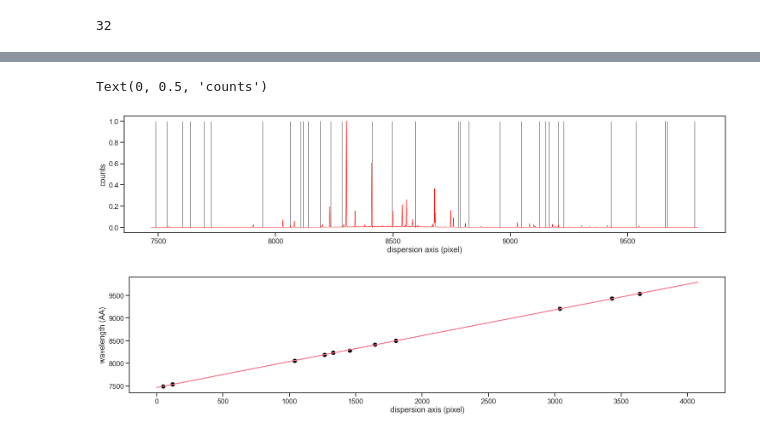
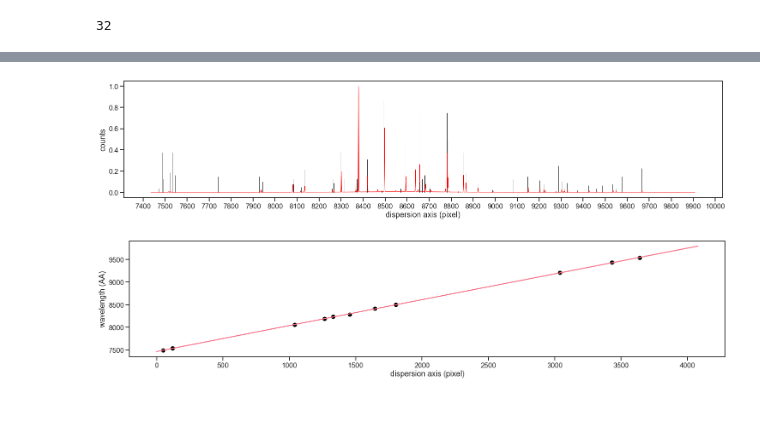
Before and after one commit to sdss/lvmdrp, a Jupyter notebook: docs/nb/lab-lamps.ipynb, the cells around one changed output, grey strips where cells are left out. Cells and saved outputs as stored; diff of their text form; code cells hidden in the pictures.

Commit message:
using NIST reference spectrum for wavelength calibrationn

```diff
--- a/docs/nb/lab-lamps.ipynb
+++ b/docs/nb/lab-lamps.ipynb
@@ -377,0 +395,9 @@ neon_cur_ref.reset_index()
+# %%
+from copy import deepcopy as copy
+
+
+neon_nist = pd.read_csv("_data-lvm/neon-lines-nist.txt", sep="\s+", comment="#").set_index("Wavelength")
+neon_nist = neon_nist.loc[(wli<=neon_nist.index)&(neon_nist.index<=wlf)]
+neon_nist_or = copy(neon_nist)
+neon_nist = neon_nist.reindex(new_wl).fillna(0)
+neon_nist
@@ -378,17 +436,24 @@ neon_cur_ref.reset_index()
 # %%
+import matplotlib.ticker as plticker
+
+
 # initial guess: a linear interpolation in the known range
 guess_wl = np.linspace(wli, wlf, ext[ised].size)
 
 plt.figure(figsize=(25,5))
-plt.vlines(neon_cur_ref.index, ymin=0, ymax=1, colors="0.2", lw=1)
-plt.plot(guess_wl, ext[ised][::]/ext[ised].max(), color="r", lw=1)
+# plt.vlines(neon_cur_ref.index, ymin=0, ymax=1, colors="0.2", lw=1)
+plt.vlines(neon_nist_or.index, ymin=0, ymax=neon_nist_or.Intensity/neon_nist_or.Intensity.max(), colors="0.2", lw=1)
+plt.plot(-0.000049*(guess_wl+110-8860)**2+1.05*(guess_wl+110-8860)+8860, ext[ised][::]/ext[ised].max(), color="r", lw=1)
 plt.xlabel("dispersion axis (pixel)")
 plt.ylabel("counts")
+# this locator puts ticks at regular intervals
+loc = plticker.MultipleLocator(base=100)
+plt.gca().xaxis.set_major_locator(loc)
+#plt.yscale("sqrt")
 
 # neon_spec.mask(neon_spec==0).dropna()
 # %% [output]
-Text(0, 0.5, 'counts')
-[figure, old version]
+[figure, new version]
 # %%
 # plt.figure(figsize=(25,5))
 # plt.plot(neon_spec.index, neon_spec.values)
```
Also changed, not shown: parts of 6 cells of this notebook.
